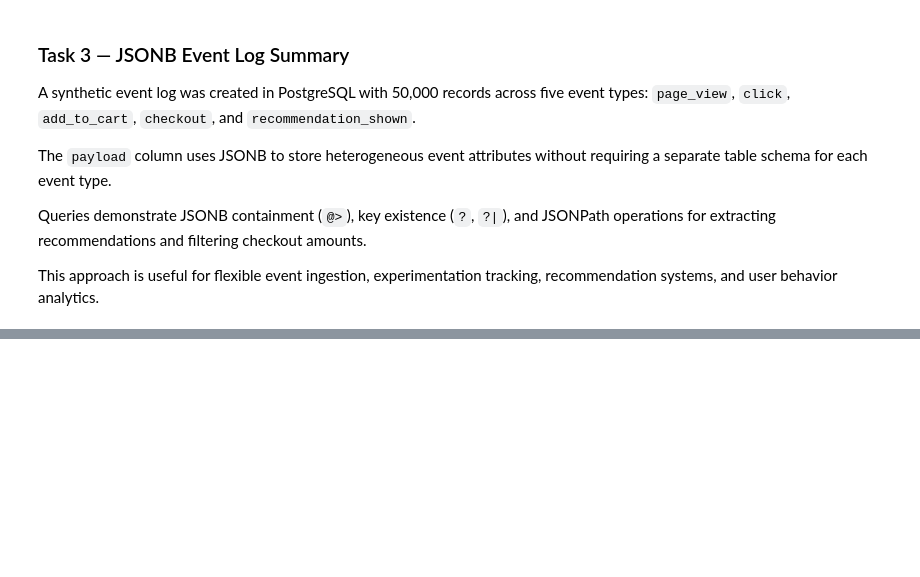
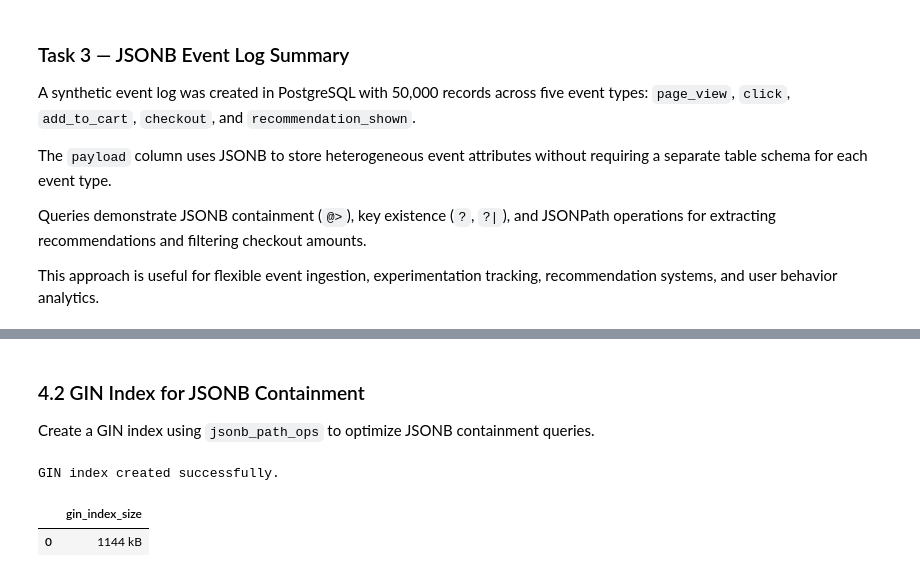
Before and after one commit to BorysZhyhalo/goit-rdb-hw-07, a Jupyter notebook: hw_07_rdb.ipynb, the cells around one changed output, grey strips where cells are left out. Cells and saved outputs as stored; diff of their text form; code cells hidden in the pictures; blank space fills up the shorter version.

```diff
--- a/hw_07_rdb.ipynb
+++ b/hw_07_rdb.ipynb
@@ -683,0 +717,27 @@ This approach is useful for flexible event ingestion, experimentation tracking,
+# %% [markdown]
+### 4.2 GIN Index for JSONB Containment
+
+Create a GIN index using `jsonb_path_ops` to optimize JSONB containment queries.
+# %%
+with engine.begin() as conn:
+    conn.execute(text("""
+        CREATE INDEX idx_t7_events_payload_gin_pathops
+            ON t7_hw_events USING GIN (payload jsonb_path_ops);
+
+        ANALYZE t7_hw_events;
+    """))
+
+print("GIN index created successfully.")
+# %% [output]
+GIN index created successfully.
+# %%
+#Check index size
+display(pd.read_sql("""
+    SELECT
+        pg_size_pretty(
+            pg_relation_size('idx_t7_events_payload_gin_pathops')
+        ) AS gin_index_size;
+""", engine))
+# %% [output]
+|  | gin_index_size |
+| 0 | 1144 kB |
```
Also changed, not shown: parts of 4 cells of this notebook.
